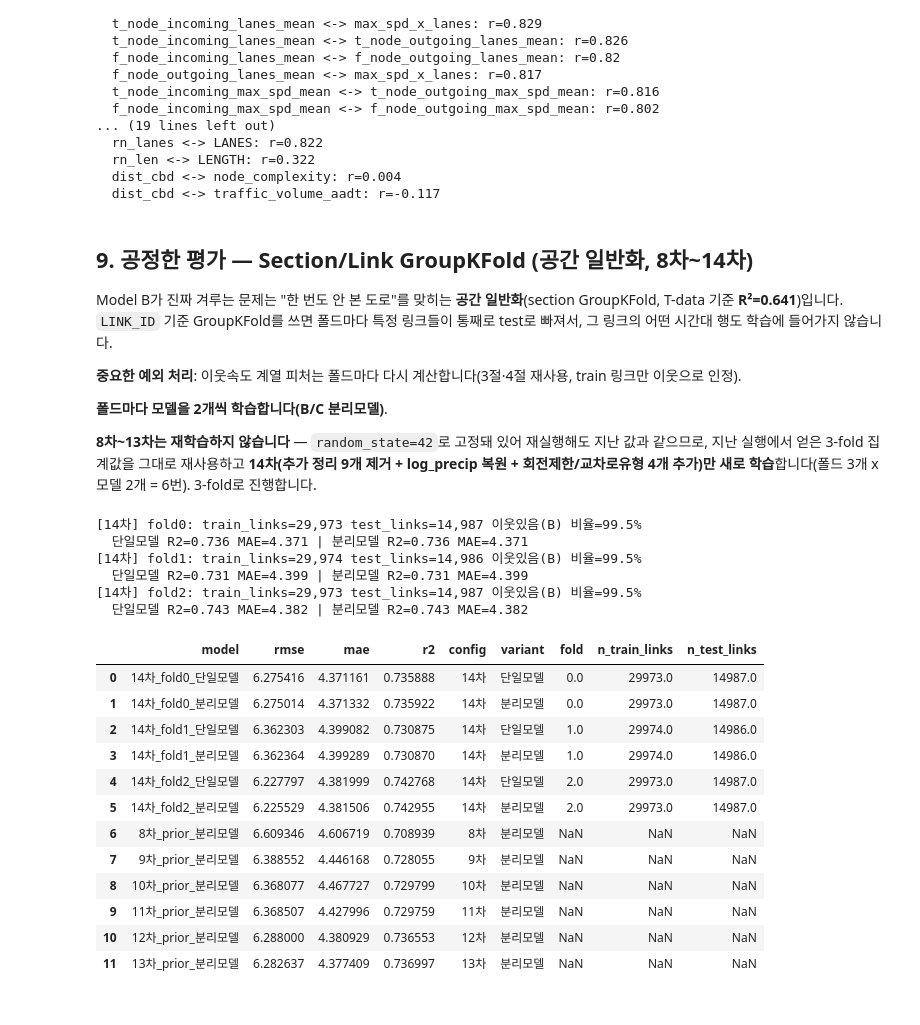
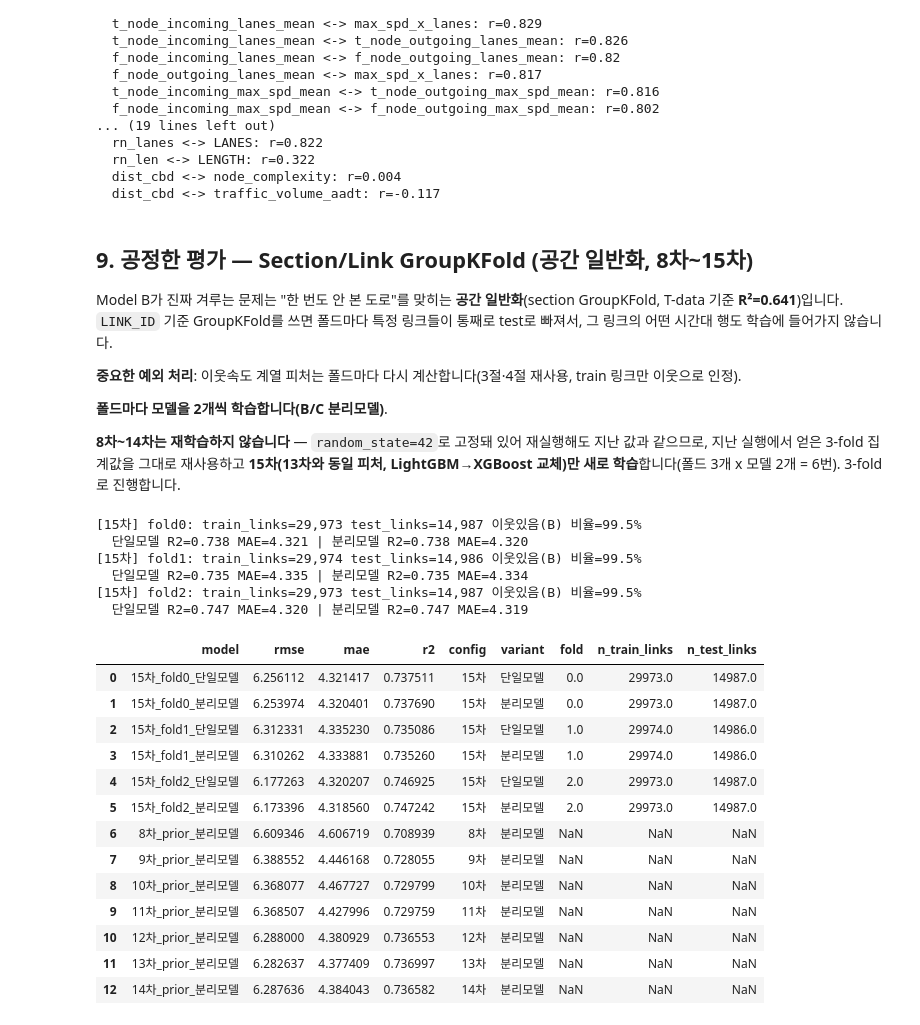
Before and after one commit to ejjunm/seoul-eco-routing, a Jupyter notebook: notebooks/12_derived_features_lightgbm.ipynb, the cells around one changed output. Cells and saved outputs as stored; diff of their text form; code cells hidden in the pictures.

```diff
--- a/notebooks/12_derived_features_lightgbm.ipynb
+++ b/notebooks/12_derived_features_lightgbm.ipynb
@@ -818,7 +818,7 @@ for a, b in cross_pairs:
   dist_cbd <-> node_complexity: r=0.004
   dist_cbd <-> traffic_volume_aadt: r=-0.117
 # %% [markdown]
-## 9. 공정한 평가 — Section/Link GroupKFold (공간 일반화, 8차~14차)
+## 9. 공정한 평가 — Section/Link GroupKFold (공간 일반화, 8차~15차)
 
 Model B가 진짜 겨루는 문제는 "한 번도 안 본 도로"를 맞히는 **공간 일반화**(section GroupKFold, T-data 기준 **R²=0.641**)입니다. `LINK_ID` 기준 GroupKFold를 쓰면 폴드마다 특정 링크들이 통째로 test로 빠져서, 그 링크의 어떤 시간대 행도 학습에 들어가지 않습니다.
 
@@ -826,9 +826,10 @@ Model B가 진짜 겨루는 문제는 "한 번도 안 본 도로"를 맞히는 *
 
 **폴드마다 모델을 2개씩 학습합니다(B/C 분리모델)**.
 
-**8차~13차는 재학습하지 않습니다** — `random_state=42`로 고정돼 있어 재실행해도 지난 값과 같으므로, 지난 실행에서 얻은 3-fold 집계값을 그대로 재사용하고 **14차(추가 정리 9개 제거 + log_precip 복원 + 회전제한/교차로유형 4개 추가)만 새로 학습**합니다(폴드 3개 x 모델 2개 = 6번). 3-fold로 진행합니다.
+**8차~14차는 재학습하지 않습니다** — `random_state=42`로 고정돼 있어 재실행해도 지난 값과 같으므로, 지난 실행에서 얻은 3-fold 집계값을 그대로 재사용하고 **15차(13차와 동일 피처, LightGBM→XGBoost 교체)만 새로 학습**합니다(폴드 3개 x 모델 2개 = 6번). 3-fold로 진행합니다.
 # %%
 from sklearn.model_selection import GroupKFold
+import xgboost as xgb
 
 df["tm_key"] = df["기준일"].astype(str) + "_" + df["시간코드"].astype(int).astype(str)
 
@@ -890,10 +891,23 @@ def build_neighbor_feature_fallback_for_allowed(allowed_links):
     return merged[["LINK_ID", "tm_key", "fold_neighbor_speed"]]
 
 
-# 8차~13차는 random_state=42로 고정돼 있어 재실행해도 지난 실행과 완전히 같은 값이 나옵니다.
-# 이번 실행에서 실제로 학습하는 건 14차뿐입니다.
+def make_and_fit(model_type, X_train, y_train, cat_cols):
+    if model_type == "xgb":
+        model = xgb.XGBRegressor(objective="reg:squarederror", n_estimators=300, learning_rate=0.05,
+                                 max_depth=8, tree_method="hist", enable_categorical=True,
+                                 random_state=RANDOM_STATE, verbosity=0)
+        model.fit(X_train, y_train)
+    else:
+        model = lgb.LGBMRegressor(objective="regression", n_estimators=300, learning_rate=0.05,
+                                  num_leaves=63, random_state=RANDOM_STATE, verbosity=-1)
+        model.fit(X_train, y_train, categorical_feature=cat_cols + ["dow"])
+    return model
+
+
+# 8차~14차는 random_state=42로 고정돼 있어 재실행해도 지난 실행과 완전히 같은 값이 나옵니다.
+# 이번 실행에서 실제로 학습하는 건 15차(13차와 동일 피처, XGBoost)뿐입니다.
 CONFIGS = [
-    ("14차", FEATURE_COLS_14CHA, "nearest_obs_neighbor_speed_fallback", build_neighbor_feature_fallback_for_allowed, CATEGORICAL_COLS_14CHA),
+    ("15차", FEATURE_COLS_13CHA, "nearest_obs_neighbor_speed_fallback", build_neighbor_feature_fallback_for_allowed, CATEGORICAL_COLS_13CHA, "xgb"),
 ]
 
 
@@ -917,7 +931,7 @@ fold_rows = []
 fold_tier_rows = []
 last_models = {}  # config -> 마지막 폴드의 이웃속도 모델(피처중요도용)
 
-for config_name, feature_cols, neighbor_col, neighbor_builder, cat_cols in CONFIGS:
+for config_name, feature_cols, neighbor_col, neighbor_builder, cat_cols, model_type in CONFIGS:
     static_cols = [c for c in feature_cols if c != neighbor_col]
 
     for fold_i, (train_idx, test_idx) in enumerate(gkf.split(df, groups=groups)):
@@ -935,14 +949,10 @@ for config_name, feature_cols, neighbor_col, neighbor_builder, cat_cols in CONFI
         X_train, X_test = Xf.iloc[train_idx], Xf.iloc[test_idx]
         y_train, y_test = yf.iloc[train_idx], yf.iloc[test_idx]
 
-        model_nb = lgb.LGBMRegressor(objective="regression", n_estimators=300, learning_rate=0.05,
-                                     num_leaves=63, random_state=RANDOM_STATE, verbosity=-1)
-        model_nb.fit(X_train, y_train, categorical_feature=cat_cols + ["dow"])
+        model_nb = make_and_fit(model_type, X_train, y_train, cat_cols)
         pred_nb = model_nb.predict(X_test)
 
-        model_stat = lgb.LGBMRegressor(objective="regression", n_estimators=300, learning_rate=0.05,
-                                       num_leaves=63, random_state=RANDOM_STATE, verbosity=-1)
-        model_stat.fit(X_train[static_cols], y_train, categorical_feature=cat_cols + ["dow"])
+        model_stat = make_and_fit(model_type, X_train[static_cols], y_train, cat_cols)
         pred_stat = model_stat.predict(X_test[static_cols])
 
         has_nb_test = X_test[neighbor_col].notna().to_numpy()
@@ -979,7 +989,7 @@ for config_name, feature_cols, neighbor_col, neighbor_builder, cat_cols in CONFI
         del nm_long, fold_neighbor, Xf, X_train, X_test, y_train, y_test, y_test_arr, pred_nb, pred_stat, pred_split
         gc.collect()
 
-# 8차~13차 지난 실행 결과(재실행 없이 3-fold 집계값 그대로 재사용, 위 설명 참고)
+# 8차~14차 지난 실행 결과(재실행 없이 3-fold 집계값 그대로 재사용, 위 설명 참고)
 PRIOR_RESULTS = {
     "8차": {
         "분리모델_agg": {"rmse": 6.609346, "mae": 4.606719, "r2": 0.708939},
@@ -1022,51 +1032,61 @@ PRIOR_RESULTS = {
         "tier": {
             ("단일모델", "B"): {"n": 5006884.667, "rmse": 6.280, "mae": 4.374, "r2": 0.738},
             ("단일모델", "C"): {"n": 24560.333, "rmse": 7.885, "mae": 5.943, "r2": 0.255},
             ("분리모델", "B"): {"n": 5006884.667, "rmse": 6.280, "mae": 4.374, "r2": 0.738},
             ("분리모델", "C"): {"n": 24560.333, "rmse": 7.784, "mae": 5.879, "r2": 0.272},
         },
     },
     "13차": {
         "분리모델_agg": {"rmse": 6.282637, "mae": 4.377409, "r2": 0.736997},
         "tier": {
             ("단일모델", "B"): {"n": 5006884.667, "rmse": 6.275, "mae": 4.370, "r2": 0.738},
             ("단일모델", "C"): {"n": 24560.333, "rmse": 7.836, "mae": 5.914, "r2": 0.264},
             ("분리모델", "B"): {"n": 5006884.667, "rmse": 6.275, "mae": 4.370, "r2": 0.738},
             ("분리모델", "C"): {"n": 24560.333, "rmse": 7.686, "mae": 5.798, "r2": 0.288},
         },
     },
+    "14차": {
+        "분리모델_agg": {"rmse": 6.287636, "mae": 4.384043, "r2": 0.736582},
+        "tier": {
+            ("단일모델", "B"): {"n": 5006884.667, "rmse": 6.279, "mae": 4.377, "r2": 0.738},
+            ("단일모델", "C"): {"n": 24560.333, "rmse": 7.943, "mae": 5.929, "r2": 0.245},
+            ("분리모델", "B"): {"n": 5006884.667, "rmse": 6.279, "mae": 4.377, "r2": 0.738},
+            ("분리모델", "C"): {"n": 24560.333, "rmse": 7.802, "mae": 5.919, "r2": 0.268},
+        },
+    },
 }
 
 for config_name, prior in PRIOR_RESULTS.items():
     fold_rows.append({"model": f"{config_name}_prior_분리모델", "config": config_name,
                        "variant": "분리모델", **prior["분리모델_agg"]})
     for (variant, tier), vals in prior["tier"].items():
         fold_tier_rows.append({"model": f"{config_name}_{variant}_{tier}", "config": config_name,
                                "variant": variant, "tier": tier, **vals})
 
 group_results = pd.DataFrame(fold_rows)
 group_tier_results = pd.DataFrame(fold_tier_rows)
 group_results
 # %% [output]
-[14차] fold0: train_links=29,973 test_links=14,987 이웃있음(B) 비율=99.5%
-  단일모델 R2=0.736 MAE=4.371 | 분리모델 R2=0.736 MAE=4.371
-[14차] fold1: train_links=29,974 test_links=14,986 이웃있음(B) 비율=99.5%
-  단일모델 R2=0.731 MAE=4.399 | 분리모델 R2=0.731 MAE=4.399
-[14차] fold2: train_links=29,973 test_links=14,987 이웃있음(B) 비율=99.5%
-  단일모델 R2=0.743 MAE=4.382 | 분리모델 R2=0.743 MAE=4.382
+[15차] fold0: train_links=29,973 test_links=14,987 이웃있음(B) 비율=99.5%
+  단일모델 R2=0.738 MAE=4.321 | 분리모델 R2=0.738 MAE=4.320
+[15차] fold1: train_links=29,974 test_links=14,986 이웃있음(B) 비율=99.5%
+  단일모델 R2=0.735 MAE=4.335 | 분리모델 R2=0.735 MAE=4.334
+[15차] fold2: train_links=29,973 test_links=14,987 이웃있음(B) 비율=99.5%
+  단일모델 R2=0.747 MAE=4.320 | 분리모델 R2=0.747 MAE=4.319
 |  | model | rmse | mae | r2 | config | variant | fold | n_train_links | n_test_links |
-| 0 | 14차_fold0_단일모델 | 6.275416 | 4.371161 | 0.735888 | 14차 | 단일모델 | 0.0 | 29973.0 | 14987.0 |
-| 1 | 14차_fold0_분리모델 | 6.275014 | 4.371332 | 0.735922 | 14차 | 분리모델 | 0.0 | 29973.0 | 14987.0 |
-| 2 | 14차_fold1_단일모델 | 6.362303 | 4.399082 | 0.730875 | 14차 | 단일모델 | 1.0 | 29974.0 | 14986.0 |
-| 3 | 14차_fold1_분리모델 | 6.362364 | 4.399289 | 0.730870 | 14차 | 분리모델 | 1.0 | 29974.0 | 14986.0 |
-| 4 | 14차_fold2_단일모델 | 6.227797 | 4.381999 | 0.742768 | 14차 | 단일모델 | 2.0 | 29973.0 | 14987.0 |
-| 5 | 14차_fold2_분리모델 | 6.225529 | 4.381506 | 0.742955 | 14차 | 분리모델 | 2.0 | 29973.0 | 14987.0 |
+| 0 | 15차_fold0_단일모델 | 6.256112 | 4.321417 | 0.737511 | 15차 | 단일모델 | 0.0 | 29973.0 | 14987.0 |
+| 1 | 15차_fold0_분리모델 | 6.253974 | 4.320401 | 0.737690 | 15차 | 분리모델 | 0.0 | 29973.0 | 14987.0 |
+| 2 | 15차_fold1_단일모델 | 6.312331 | 4.335230 | 0.735086 | 15차 | 단일모델 | 1.0 | 29974.0 | 14986.0 |
+| 3 | 15차_fold1_분리모델 | 6.310262 | 4.333881 | 0.735260 | 15차 | 분리모델 | 1.0 | 29974.0 | 14986.0 |
+| 4 | 15차_fold2_단일모델 | 6.177263 | 4.320207 | 0.746925 | 15차 | 단일모델 | 2.0 | 29973.0 | 14987.0 |
+| 5 | 15차_fold2_분리모델 | 6.173396 | 4.318560 | 0.747242 | 15차 | 분리모델 | 2.0 | 29973.0 | 14987.0 |
 | 6 | 8차_prior_분리모델 | 6.609346 | 4.606719 | 0.708939 | 8차 | 분리모델 | NaN | NaN | NaN |
 | 7 | 9차_prior_분리모델 | 6.388552 | 4.446168 | 0.728055 | 9차 | 분리모델 | NaN | NaN | NaN |
 | 8 | 10차_prior_분리모델 | 6.368077 | 4.467727 | 0.729799 | 10차 | 분리모델 | NaN | NaN | NaN |
 | 9 | 11차_prior_분리모델 | 6.368507 | 4.427996 | 0.729759 | 11차 | 분리모델 | NaN | NaN | NaN |
 | 10 | 12차_prior_분리모델 | 6.288000 | 4.380929 | 0.736553 | 12차 | 분리모델 | NaN | NaN | NaN |
 | 11 | 13차_prior_분리모델 | 6.282637 | 4.377409 | 0.736997 | 13차 | 분리모델 | NaN | NaN | NaN |
+| 12 | 14차_prior_분리모델 | 6.287636 | 4.384043 | 0.736582 | 14차 | 분리모델 | NaN | NaN | NaN |
 # %%
 # 계층(B/C)별 3-fold 평균
 tier_summary = group_tier_results.groupby(["config", "variant", "tier"])[["n", "rmse", "mae", "r2"]].mean()
```
Also changed, not shown: parts of 6 cells of this notebook.
